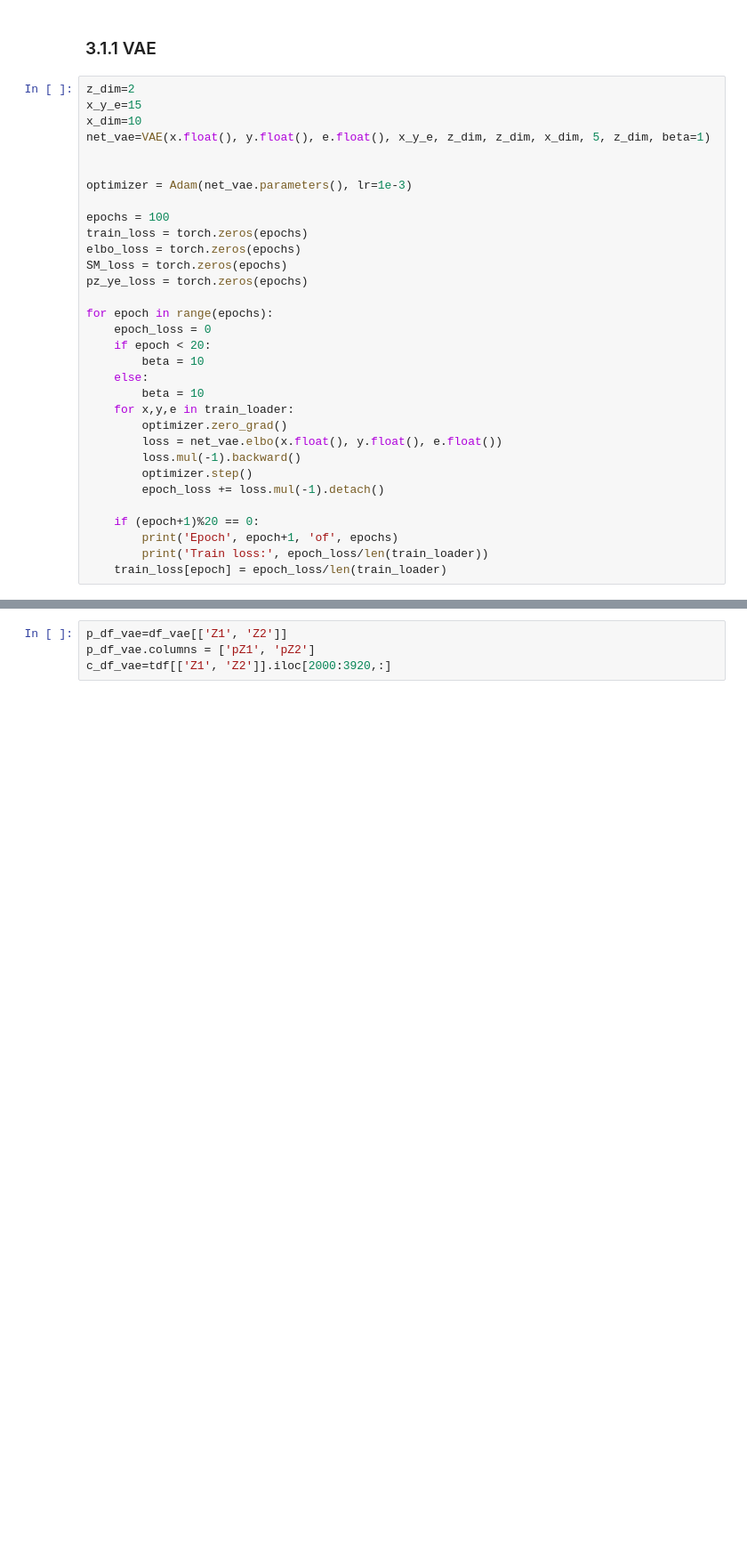
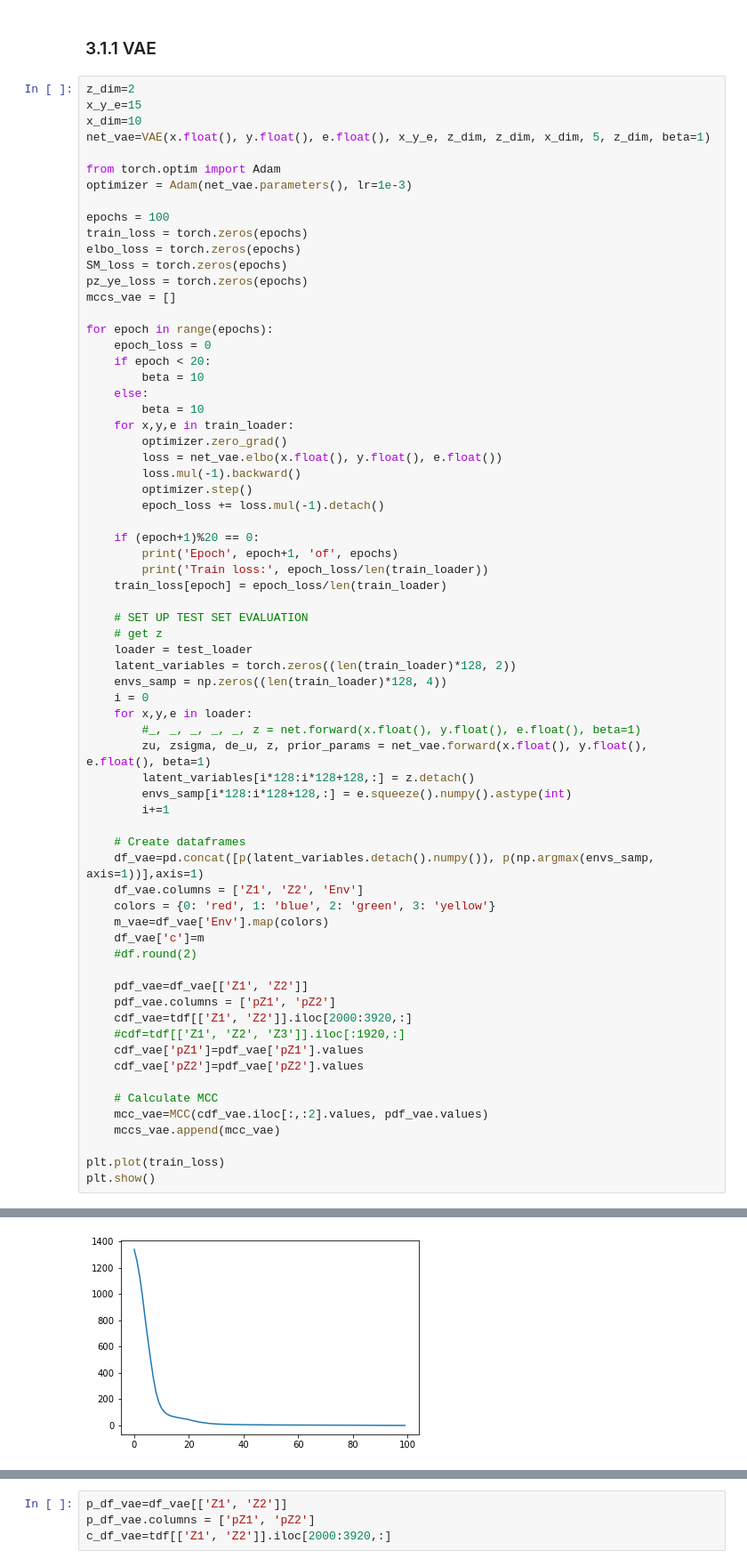
Before and after one commit to AlliBusa/02456_Project_Causality, a Jupyter notebook: Report_Notebook_SyntheticData.ipynb, the cells around one changed output, grey strips where cells are left out. Shown at 89% size. Drawn from its saved outputs; the diff is of its cells as text; blank space fills up the shorter version.

```diff
--- a/Report_Notebook_SyntheticData.ipynb
+++ b/Report_Notebook_SyntheticData.ipynb
@@ -918,7 +918,7 @@ x_y_e=15
 x_dim=10
 net_vae=VAE(x.float(), y.float(), e.float(), x_y_e, z_dim, z_dim, x_dim, 5, z_dim, beta=1)
 
-
+from torch.optim import Adam
 optimizer = Adam(net_vae.parameters(), lr=1e-3)
 
 epochs = 100
@@ -926,6 +926,7 @@ train_loss = torch.zeros(epochs)
 elbo_loss = torch.zeros(epochs)
 SM_loss = torch.zeros(epochs)
 pz_ye_loss = torch.zeros(epochs)
+mccs_vae = []
 
 for epoch in range(epochs):
     epoch_loss = 0
@@ -944,5 +945,40 @@ for epoch in range(epochs):
         print('Epoch', epoch+1, 'of', epochs)
         print('Train loss:', epoch_loss/len(train_loader))
     train_loss[epoch] = epoch_loss/len(train_loader)
+
+    # SET UP TEST SET EVALUATION
+    # get z
+    loader = test_loader
+    latent_variables = torch.zeros((len(train_loader)*128, 2))
+    envs_samp = np.zeros((len(train_loader)*128, 4))
+    i = 0
+    for x,y,e in loader:
+        #_, _, _, _, _, z = net.forward(x.float(), y.float(), e.float(), beta=1)
+        zu, zsigma, de_u, z, prior_params = net_vae.forward(x.float(), y.float(), e.float(), beta=1)
+        latent_variables[i*128:i*128+128,:] = z.detach()
+        envs_samp[i*128:i*128+128,:] = e.squeeze().numpy().astype(int)
+        i+=1
+
+    # Create dataframes
+    df_vae=pd.concat([p(latent_variables.detach().numpy()), p(np.argmax(envs_samp, axis=1))],axis=1)
+    df_vae.columns = ['Z1', 'Z2', 'Env']
+    colors = {0: 'red', 1: 'blue', 2: 'green', 3: 'yellow'}
+    m_vae=df_vae['Env'].map(colors)
+    df_vae['c']=m
+    #df.round(2)
+
+    pdf_vae=df_vae[['Z1', 'Z2']]
+    pdf_vae.columns = ['pZ1', 'pZ2']
+    cdf_vae=tdf[['Z1', 'Z2']].iloc[2000:3920,:]
+    #cdf=tdf[['Z1', 'Z2', 'Z3']].iloc[:1920,:]
+    cdf_vae['pZ1']=pdf_vae['pZ1'].values
+    cdf_vae['pZ2']=pdf_vae['pZ2'].values
+
+    # Calculate MCC
+    mcc_vae=MCC(cdf_vae.iloc[:,:2].values, pdf_vae.values)
+    mccs_vae.append(mcc_vae)
+
+plt.plot(train_loss)
+plt.show()
 # %% [output]
 Epoch 20 of 100
@@ -958 +994,2 @@ Train loss: tensor(-2.1956)
+[figure, added]
 # %%
```
Also changed, not shown: parts of 32 cells of this notebook, 3 other files.
